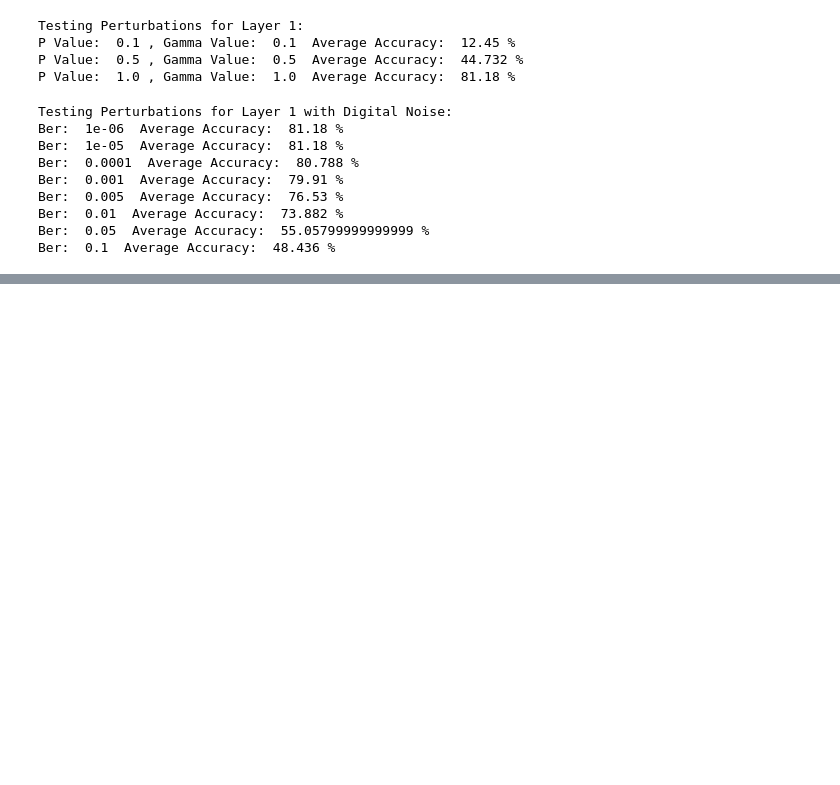
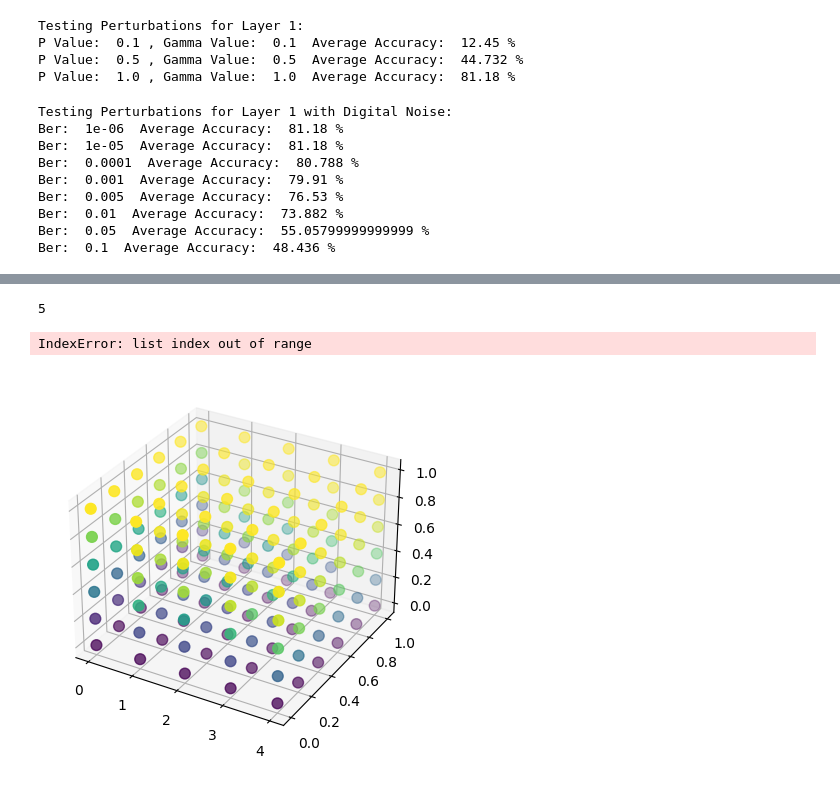
Before and after one commit to Markay12/pynq-finn-FPGA, a Jupyter notebook: noise_weight_analysis/Cifar10/Brevitas/src/Cifar10_Brevitas_NoiseTesting.ipynb, the cells around one changed output, grey strips where cells are left out. Drawn from its saved outputs; the diff is of its cells as text; code cells hidden in the pictures; blank space fills up the shorter version.

```diff
--- a/noise_weight_analysis/Cifar10/Brevitas/src/Cifar10_Brevitas_NoiseTesting.ipynb
+++ b/noise_weight_analysis/Cifar10/Brevitas/src/Cifar10_Brevitas_NoiseTesting.ipynb
@@ -706,0 +666,40 @@ print(ber_vector)
+# %%
+## Create Scatter Plot
+
+# After the loop
+fig = plt.figure()
+ax = fig.add_subplot(111, projection='3d')
+
+# Define the grid for p_values and gamma_values
+p_grid, gamma_grid = np.meshgrid(p_values, gamma_values)
+
+for i, layer in enumerate(layer_names):
+    # Reshape test_accs list into a matrix
+    test_accs_matrix = np.reshape(all_test_accs[i], (len(p_values), len(gamma_values)))
+
+    # Flatten the matrices
+    pvals_mesh = p_grid.flatten()
+    gammavals_mesh = gamma_grid.flatten()
+    layer_indices_mesh = np.full_like(pvals_mesh, i)  # create an array of layer indices
+
+    # Scatter plot with layer indices, pvals, gammavals, and corresponding test accuracies
+    c_array = np.array(test_accs_matrix).flatten()
+    scatter = ax.scatter(layer_indices_mesh, pvals_mesh, gammavals_mesh, c=c_array, cmap='viridis', marker='o', s=60)
+
+# Customize the plot
+ax.set_xlabel('Layer index')
+ax.set_ylabel('P value')
+ax.set_zlabel('Gamma value')
+ax.set_xticks(np.arange(len(layer_names)))
+ax.set_xticklabels(layer_names)
+
+# Add color bar to the plot
+cbar = fig.colorbar(scatter, ax=ax, label='Test Accuracy')
+
+# Save and show the plot
+plt.savefig("noise_plots_brevitas/mask/scatter_plot.png")
+plt.show()
+# %% [output]
+5
+IndexError: list index out of range
+[figure, added]
```
Also changed, not shown: parts of 8 cells of this notebook, 16 other files.
